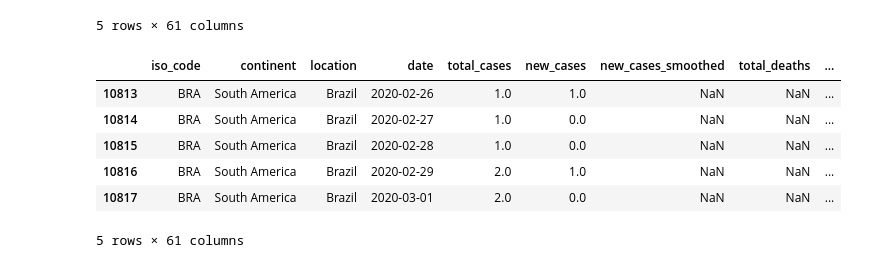
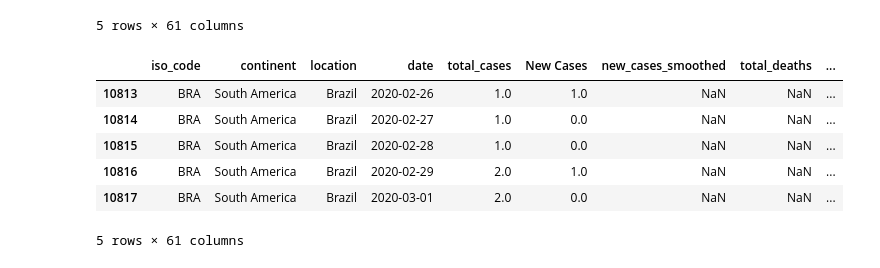
Before and after one commit to verocastillo/data-project-1, a Jupyter notebook: unified_plot/unified_plot.ipynb, the cells around one changed output. Saved outputs shown, nothing was run; the diff lists cells and outputs as text; code cells hidden in the pictures.

```diff
--- a/unified_plot/unified_plot.ipynb
+++ b/unified_plot/unified_plot.ipynb
@@ -220,9 +160,10 @@ countries_covid_df = covid_df2.loc[covid_df2['location'].isin(countries_to_plot)
 
 countries_covid_df.to_csv("input_files/filtered_covid_data.csv")
 
-countries_covid_df[['year']] = ''
+countries_covid_df[['Year']] = ''
+countries_covid_df[['Month']] = ''
 countries_covid_df.head()
-countries_covid_df['location'].unique()
+#countries_covid_df['location'].unique()
 # %% [output]
 A value is trying to be set on a copy of a slice from a DataFrame.
 Try using .loc[row_indexer,col_indexer] = value instead
@@ -245,11 +196,11 @@ array(['Brazil', 'Germany', 'India', 'Italy', 'Mexico', 'New Zealand',
 for index, row in countries_covid_df.iterrows():
 
     try:
-        countries_covid_df.at[index, 'year'] = row['date'].split('-')[0]
-        countries_covid_df.at[index, 'month'] = int(row['date'].split('-')[1]),0
+        countries_covid_df.at[index, 'Year'] = int(row['date'].split('-')[0])
+        countries_covid_df.at[index, 'Month'] = int(row['date'].split('-')[1])
     except:
-        countries_covid_df.at[index, 'year'] = np.nan
-        countries_covid_df.at[index, 'month'] = np.nan
+        countries_covid_df.at[index, 'Year'] = np.nan
+        countries_covid_df.at[index, 'Month'] = np.nan
 
 countries_covid_df.head()
 # %% [output]
@@ -261,10 +212,11 @@ countries_covid_df.head()
 | 10817 | BRA | South America | Brazil | 2020-03-01 | 2.0 | 0.0 | NaN | NaN | ... |
 5 rows × 61 columns
 # %%
-countries_covid_2020_df = countries_covid_df.loc[countries_covid_df['year'] == '2020']
+countries_covid_2020_df = countries_covid_df[countries_covid_df['Year'] == 2020]
+countries_covid_2020_df = countries_covid_2020_df.rename(columns={"new_cases": "New Cases", 'new_deaths' : "New Deaths"})
 countries_covid_2020_df.head()
 # %% [output]
-|  | iso_code | continent | location | date | total_cases | new_cases | new_cases_smoothed | total_deaths | ... |
+|  | iso_code | continent | location | date | total_cases | New Cases | new_cases_smoothed | total_deaths | ... |
 | 10813 | BRA | South America | Brazil | 2020-02-26 | 1.0 | 1.0 | NaN | NaN | ... |
 | 10814 | BRA | South America | Brazil | 2020-02-27 | 1.0 | 0.0 | NaN | NaN | ... |
 | 10815 | BRA | South America | Brazil | 2020-02-28 | 1.0 | 0.0 | NaN | NaN | ... |
```
Also changed, not shown: parts of 5 cells of this notebook, 2 other files.
